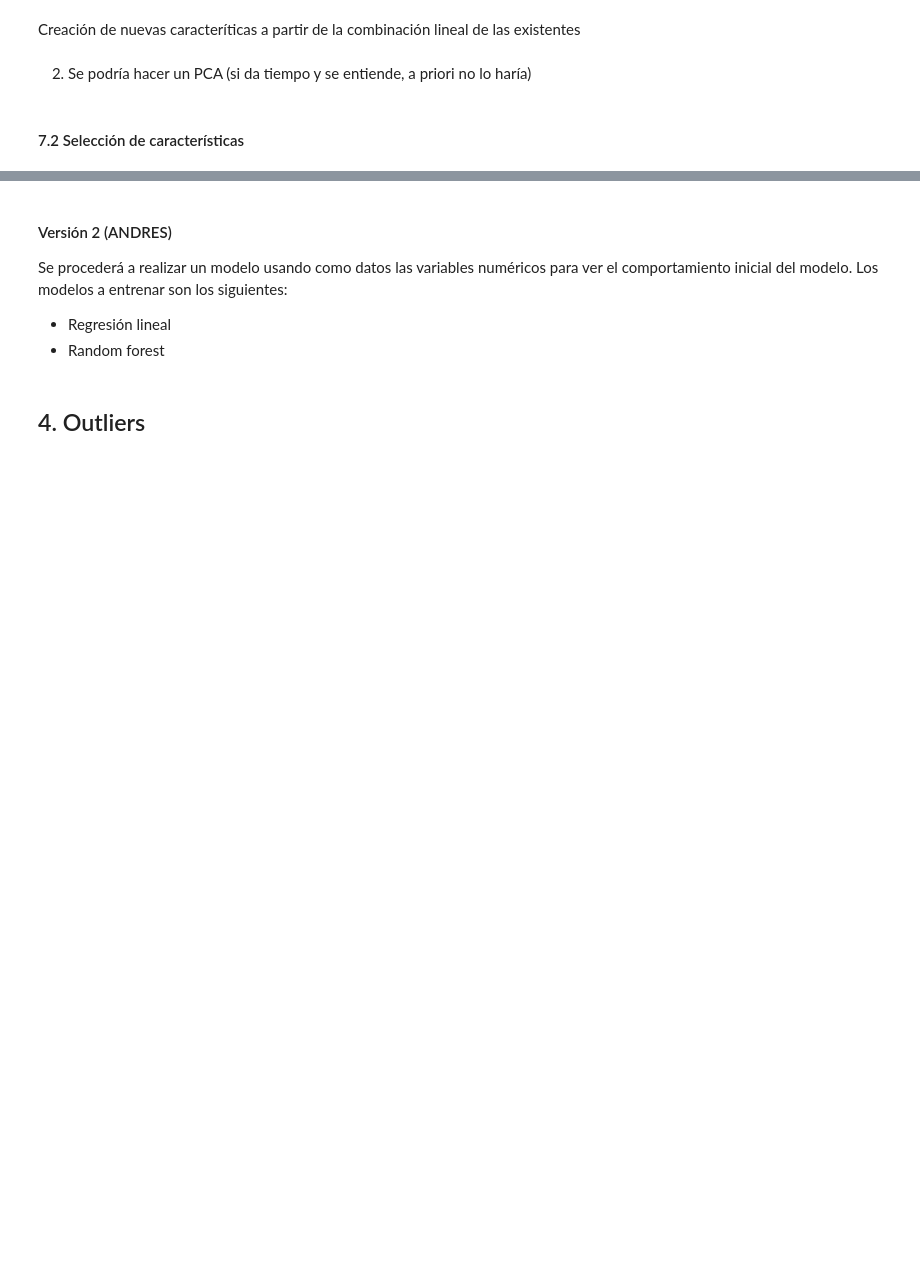
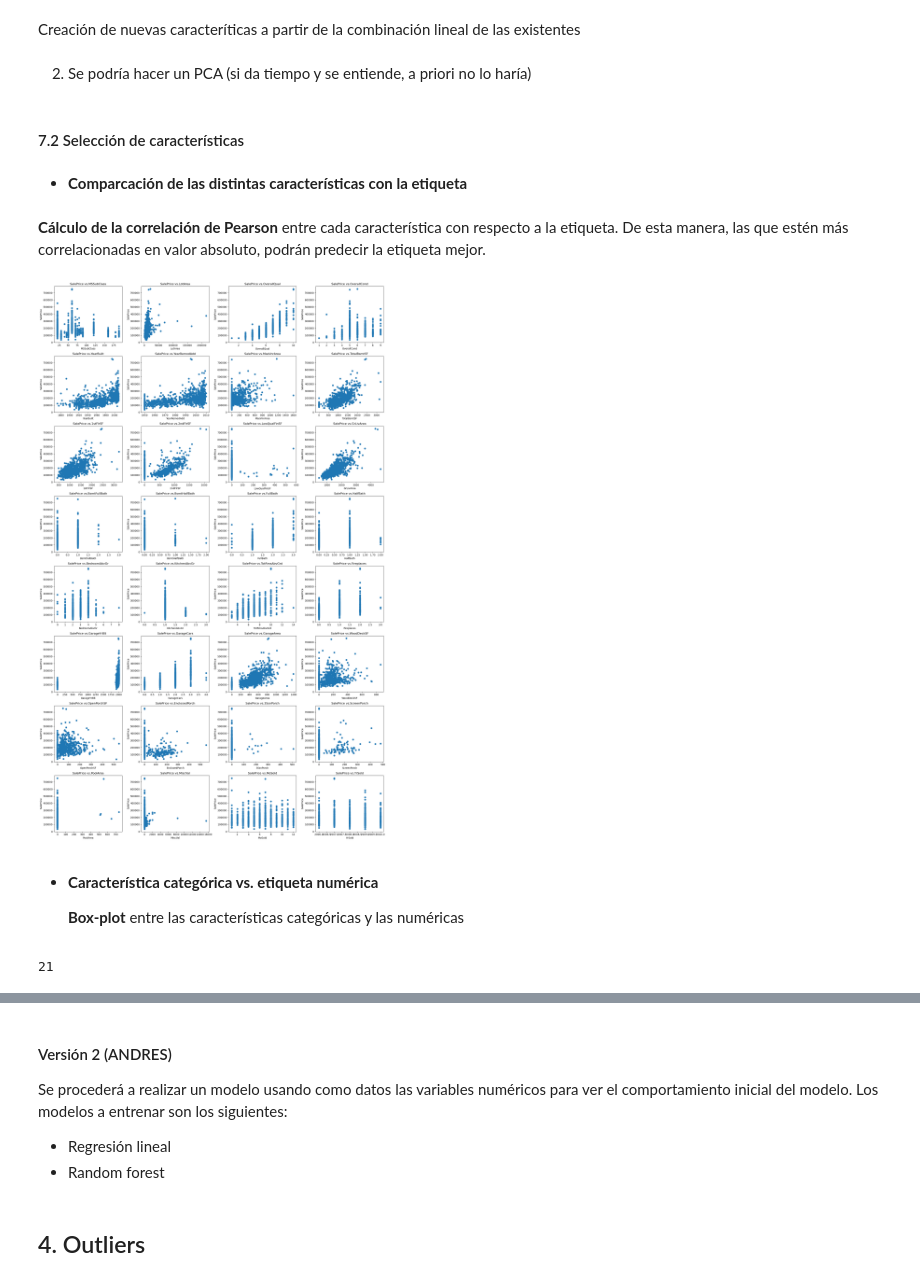
Before and after one commit to mmarzap19/SuperPoderosas, a Jupyter notebook: Mojo_jojo.ipynb, the cells around one changed output, grey strips where cells are left out. Drawn from its saved outputs; the diff is of its cells as text; code cells hidden in the pictures; blank space fills up the shorter version.

```diff
--- a/Mojo_jojo.ipynb
+++ b/Mojo_jojo.ipynb
@@ -577,0 +574,20 @@ print(X_train.shape, X_val.shape)
+# %%
+from sklearn.model_selection import train_test_split
+
+# Separa log prices en bines
+# Se ha sustituido digitize por qcut porque genera bins con similar número de observaciones,
+# facilitando la estratificación y evitando bins demasiado pequeños
+y_binned_og = pd.qcut(train_dataset['SalePrice'], q=10, duplicates='drop')
+
+# quitamos la columna de PriceSale del train_dataset
+X_train_og_sin_Y = train_dataset.drop(columns='SalePrice')
+
+# Dividir estratificando por los bins
+X_train_og, X_val_og, y_train_og, y_val_og = train_test_split(
+    X_train_og_sin_Y, train_dataset['SalePrice'],
+    test_size=0.2, # separamos los datos en 80% training y 20% validation
+    random_state=42,
+    stratify=y_binned_og  # estratifica según los intervalos
+)
+
+print(X_train_og.shape, X_val_og.shape)
@@ -609,3 +627,46 @@ X_val['OverallQual_TotalSF'] = X_val['OverallQual'] * X_val['TotalSF']
 2. Se podría hacer un PCA (si da tiempo y se entiende, a priori no lo haría)
 # %% [markdown]
 #### 7.2 Selección de características
+# %% [markdown]
+- **Comparcación de las distintas características con la etiqueta**
+# %% [markdown]
+**Cálculo de la correlación de Pearson** entre cada característica con respecto a la etiqueta. De esta manera, las que estén más correlacionadas en valor absoluto, podrán predecir la etiqueta mejor.
+# %%
+# CORRELACIÓN DE PEARSON
+
+#####################################
+## USAMOS LAS VARIABLES ORIGINALES ##
+#####################################
+
+k = 0
+corr_var_price = {}
+plt.figure(figsize=(5*4, 4*8))
+
+# features son las características numéricas
+for caract_num in features:
+    k += 1
+    # Cálculo de correlación
+    corr_with_price = y_train_og.corr(X_train_og[caract_num])
+    corr_var_price[caract_num] = corr_with_price
+
+    # Visualización
+    plt.subplot(8, 4, k)
+    plt.scatter(X_train_og[caract_num],y_train_og)
+    plt.xlabel(str(caract_num))
+    plt.ylabel('SalePrice')
+    plt.title('SalePrice vs.'+str(caract_num))
+
+plt.tight_layout()
+plt.show()
+
+#print(corr_var_price) # esto es un diccionario con cada una de las variables y su correlación con la etiqueta
+# %% [output]
+[figure, added]
+# %% [markdown]
+- **Característica categórica vs. etiqueta numérica**
+
+    **Box-plot** entre las características categóricas y las numéricas
+# %%
+len(caract_categoricas_ordinales)
+# %% [output]
+21
```
Also changed, not shown: parts of 6 cells of this notebook.
